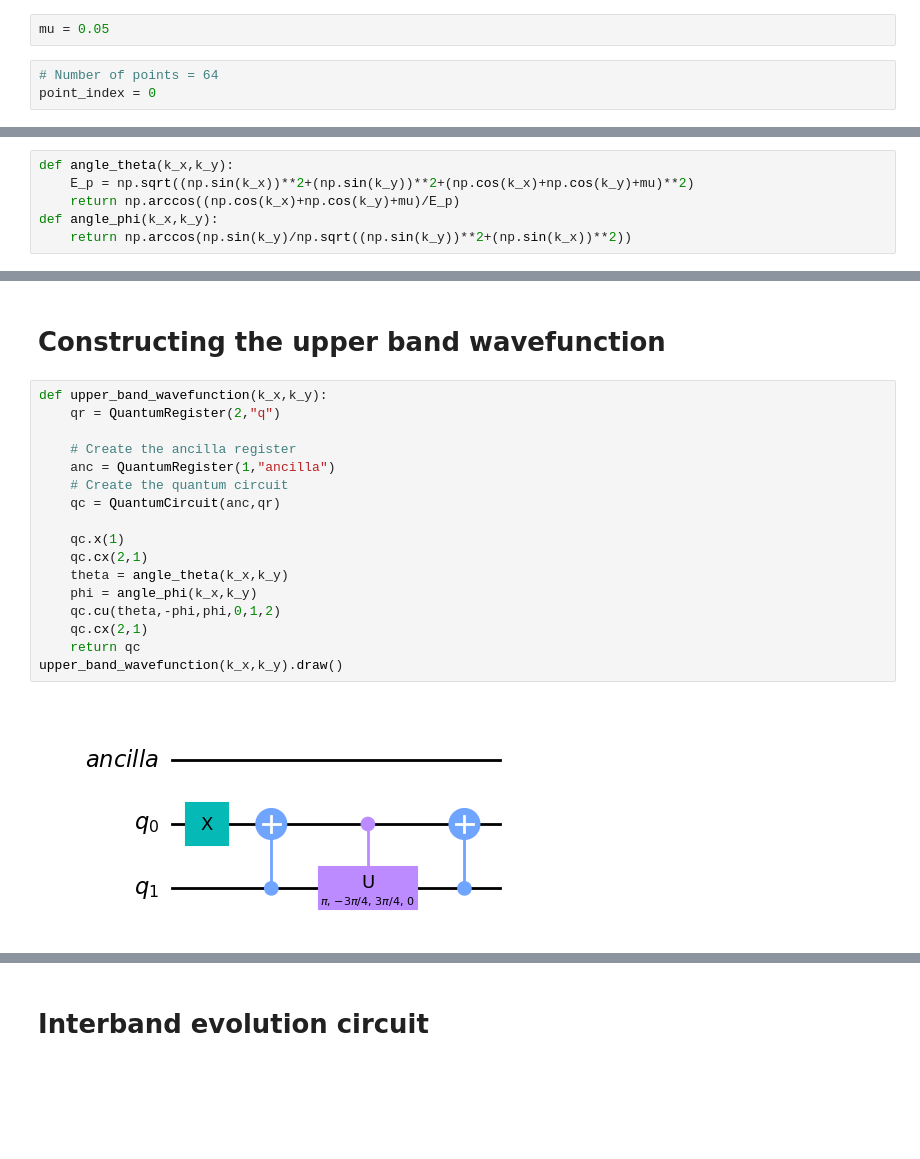
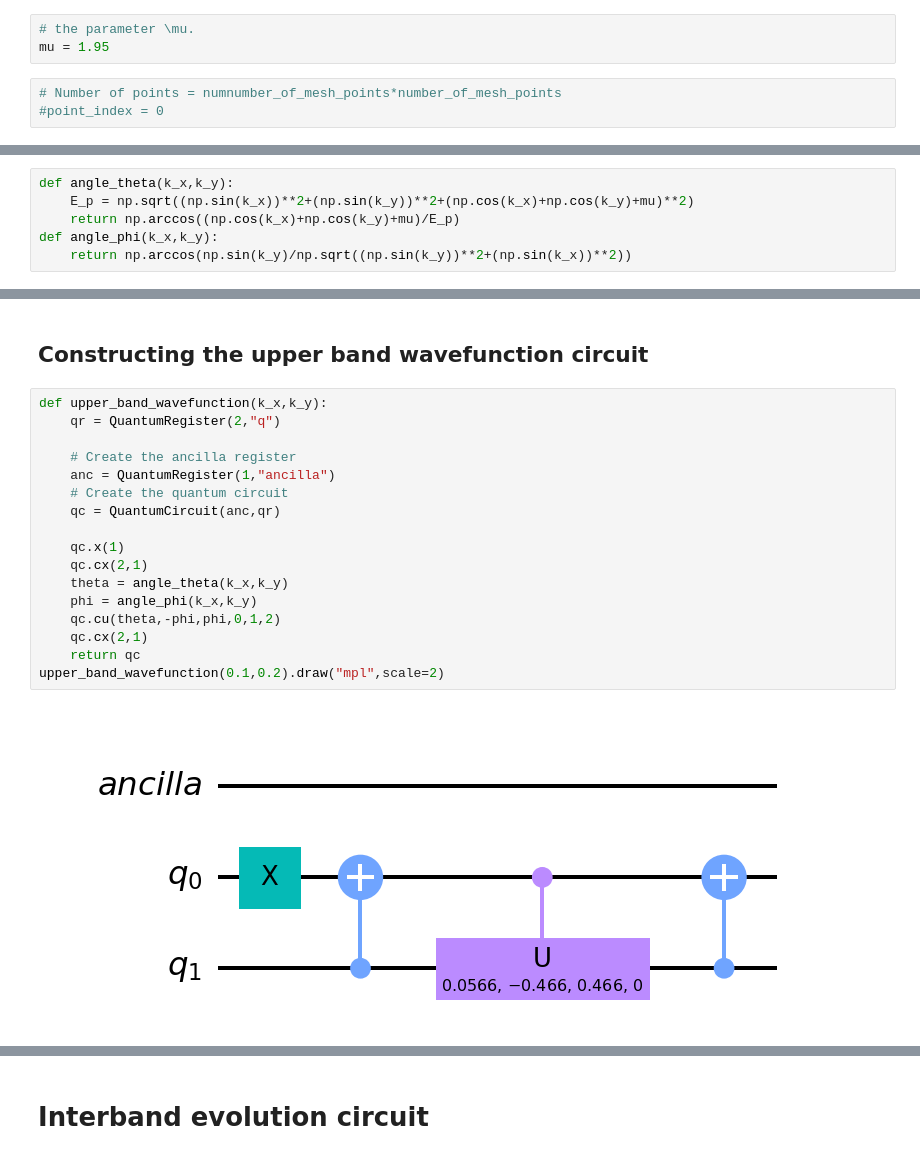
Before and after one commit to psasanka1729/chern-number-on-NISQ-computer, a Jupyter notebook: topological_phases_quantum_computer.ipynb, the cells around one changed output, grey strips where cells are left out. Saved outputs shown, nothing was run; the diff lists cells and outputs as text; blank space fills up the shorter version.

```diff
--- a/topological_phases_quantum_computer.ipynb
+++ b/topological_phases_quantum_computer.ipynb
@@ -25,8 +27,9 @@ for i in range(number_of_mesh_points):
 delta_k_x = k_x_lst[1]-k_x_lst[0]
 delta_k_y = k_y_lst[1]-k_y_lst[0]
 # %%
-mu = 0.05
+# the parameter \mu.
+mu = 1.95
 # %%
-# Number of points = 64
-point_index = 0
+# Number of points = numnumber_of_mesh_points*number_of_mesh_points
+#point_index = 0
 # %%
@@ -84,21 +90,21 @@ def controlled_W(matrix,c,t):
 # %% [markdown]
-# Constructing the upper band wavefunction
+## Constructing the upper band wavefunction circuit
 # %%
 def upper_band_wavefunction(k_x,k_y):
     qr = QuantumRegister(2,"q")
 
     # Create the ancilla register
     anc = QuantumRegister(1,"ancilla")
     # Create the quantum circuit
     qc = QuantumCircuit(anc,qr)
 
     qc.x(1)
     qc.cx(2,1)
     theta = angle_theta(k_x,k_y)
     phi = angle_phi(k_x,k_y)
     qc.cu(theta,-phi,phi,0,1,2)
     qc.cx(2,1)
     return qc
-upper_band_wavefunction(k_x,k_y).draw()
+upper_band_wavefunction(0.1,0.2).draw("mpl",scale=2)
 # %% [output]
-[figure, old version]
+[figure, new version]
```
Also changed, not shown: parts of 21 cells of this notebook.
